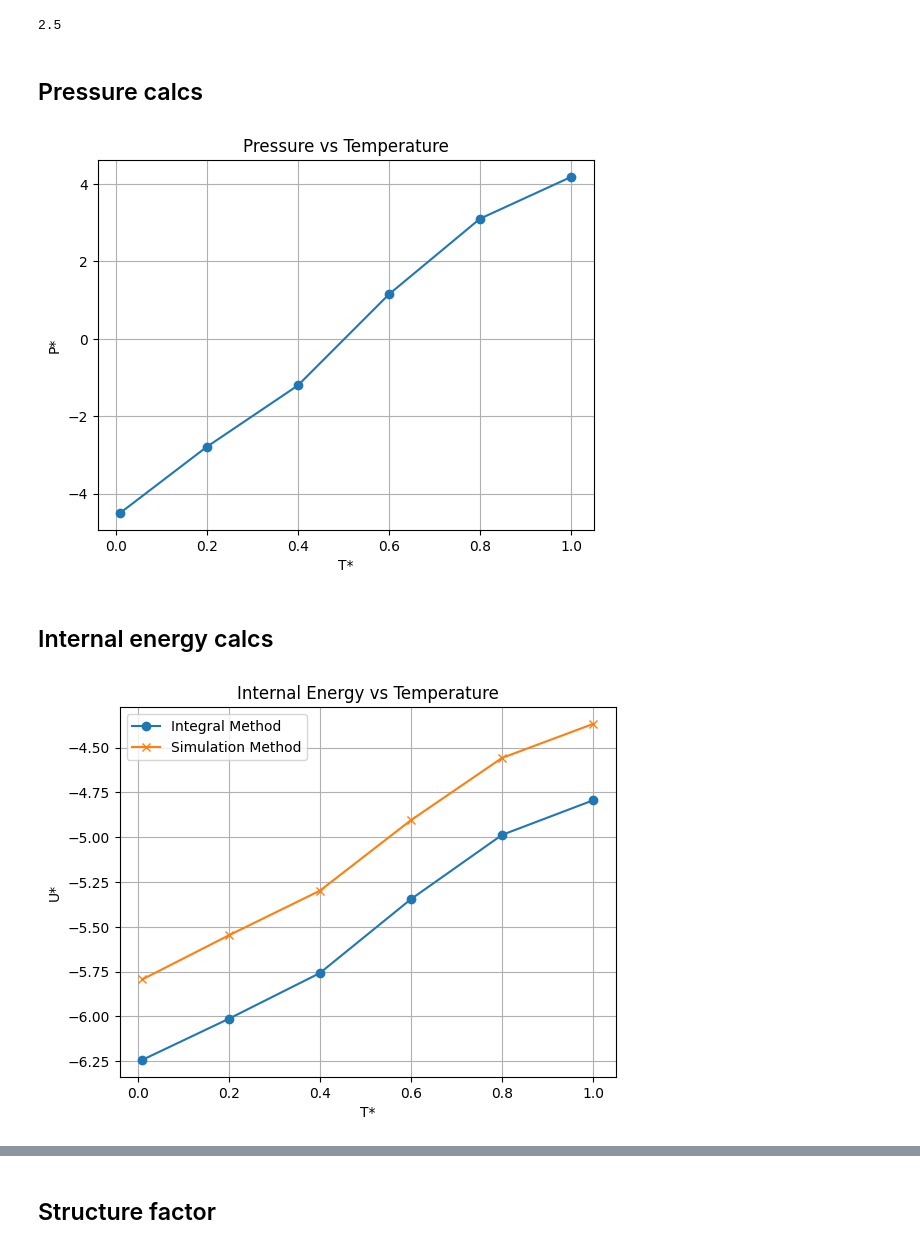
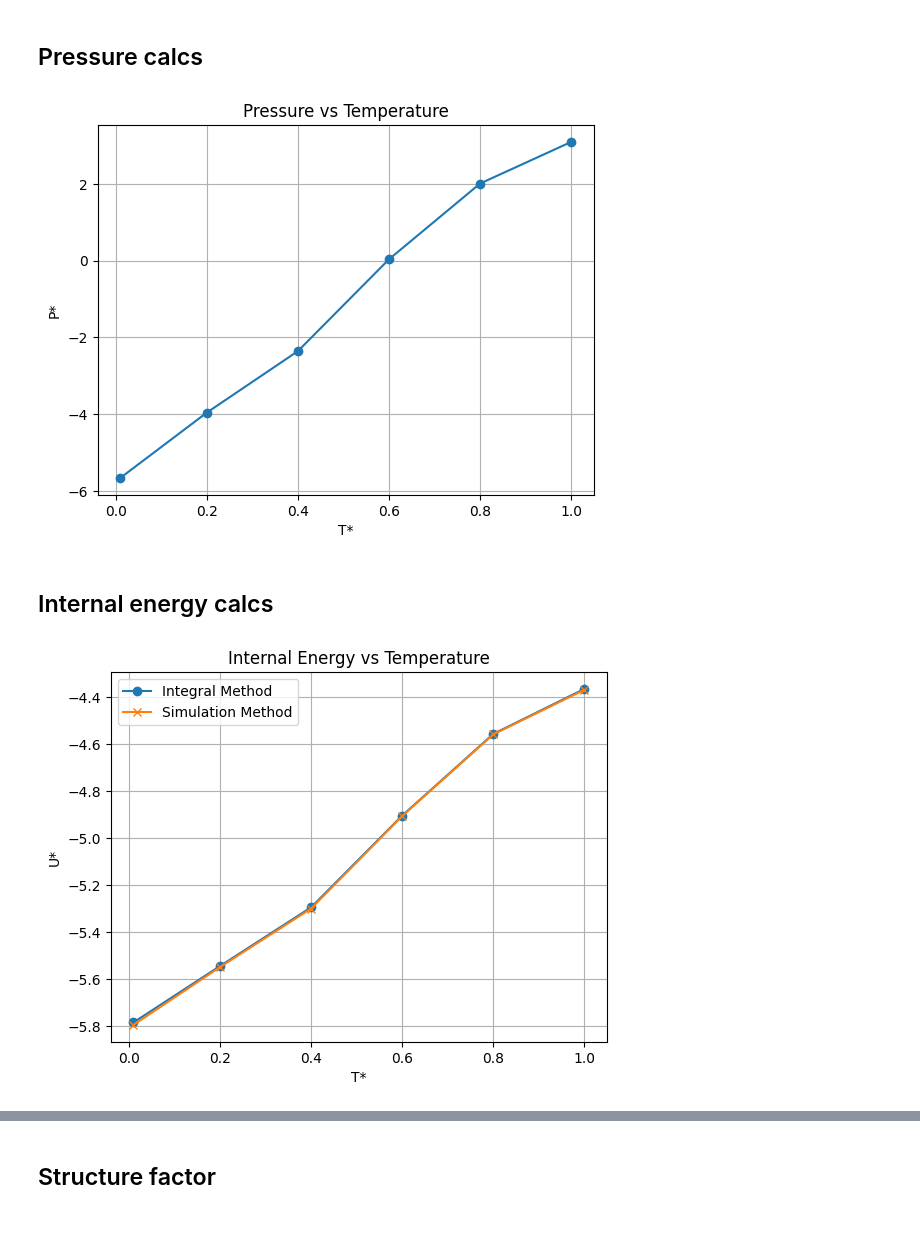
Before and after one commit to Tanish-Verma/md_Engine, a Jupyter notebook: analysis.ipynb, the cells around one changed output, grey strips where cells are left out. Saved outputs shown, nothing was run; the diff lists cells and outputs as text; code cells hidden in the pictures.

```diff
--- a/analysis.ipynb
+++ b/analysis.ipynb
@@ -9,9 +9,10 @@ import scipy as sp
 # %%
 # default configuration for the simulation
 
-sim = MDSimulation(SimulationConfig())
+sim = MDSimulation.load_yaml("simulation_config.yaml")
+
 if __name__ == "__main__":
-    result = sim.run(run_diag=False,plot_msd=False,plot_rdf=False)
+    result = sim.run(output_dir=None,run_diag=False,plot_msd=False,plot_rdf=False,to_save=False)
 # %% [output]
 System: N = 256 atoms, L = 6.7184 σ
 ε/k_B = 162.5467 K   (ε = 1.4000e-02 eV,  k_B = 1.380649e-23 J/K)
@@ -32,18 +33,22 @@ Launching 6 tasks across 6 workers...
   [T* = 0.600]  production (4000 steps)...
   [T* = 1.000]  production (4000 steps)...
-# %%
-print(SimulationConfig.r_cutoff)
-# %% [output]
-2.5
 # %% [markdown]
 ## Pressure calcs
 # %%
-def get_pressure(r,g_r,rho_star,T_star,sim):
+def get_pressure(r,g_r,rho_star,T_star,sim,LRC=False):
     r_squared = r**2
     _,forces = sim._calculate_lennard_jones_properties(r_squared,SimulationConfig.r_cutoff**2)
+    forces[r > SimulationConfig.r_cutoff] = 0.0
+
     integral = sp.integrate.simpson(forces*r_squared**2*g_r, x=r)
     P_star = rho_star*T_star + (2.0/3)*np.pi*rho_star**2*integral
-    return P_star
+
+    P_star_LRC = (32.0/9)*np.pi*rho_star**2*(SimulationConfig.r_cutoff**(-9)) - (16.0/3)*np.pi*rho_star**2*(SimulationConfig.r_cutoff**(-3))
+
+    if LRC:
+        return P_star + P_star_LRC
+    else:
+        return P_star
 
 
 P_star = []
@@ -62,39 +67,47 @@ plt.title('Pressure vs Temperature')
 plt.grid()
 plt.show()
 # %% [output]
-[figure, old version]
+[figure, new version]
 # %% [markdown]
 ## Internal energy calcs
 # %%
 g_r = result[-1].g_avg
 r = result[-1].r_centers
 rho_star = SimulationConfig.rho_star
 
-def get_internal_energy(g_r, r, rho_star):
+def get_internal_energy(g_r, r, rho_star,sim,LRC = False):
     potential_energy, _ = sim._calculate_lennard_jones_properties(r**2, SimulationConfig.r_cutoff**2)
+    potential_energy[r > SimulationConfig.r_cutoff] = 0.0
+
     integral = sp.integrate.simpson(potential_energy*g_r*r**2, x=r)
     U_star = 2*np.pi*rho_star*integral
-    return U_star
+
+    U_star_LRC = (8.0/9)*np.pi*rho_star*(SimulationConfig.r_cutoff**(-9)) - (8.0/3)*np.pi*rho_star*(SimulationConfig.r_cutoff**(-3))
+
+    if LRC:
+        return U_star + U_star_LRC
+    else:
+        return U_star
 
 U_star_integral = []
 U_star_simulation = []
 for i in range(len(result)):
     g_r = result[i].g_avg
     r = result[i].r_centers
-    U_star_integral.append(get_internal_energy(g_r, r, rho_star))
+    U_star_integral.append(get_internal_energy(g_r, r, rho_star, sim))
     U_star_simulation.append(np.mean(result[i].pot_E[SimulationConfig.equil_steps:])/(4*SimulationConfig.n_cells**3))
 
 T_stars = [res.T_star for res in result]
 plt.plot(T_stars, U_star_integral, marker='o', label='Integral Method')
 plt.plot(T_stars, U_star_simulation, marker='x', label='Simulation Method')
 plt.xlabel('T*')
 plt.ylabel('U*')
 plt.title('Internal Energy vs Temperature')
 plt.legend()
 plt.grid()
 plt.show()
 # %% [output]
-[figure, old version]
+[figure, new version]
 # %%
 error = np.abs(np.array(U_star_integral) - np.array(U_star_simulation))
 plt.plot(T_stars, error, marker='o')
```
Also changed, not shown: parts of 9 cells of this notebook, 4 other files.
